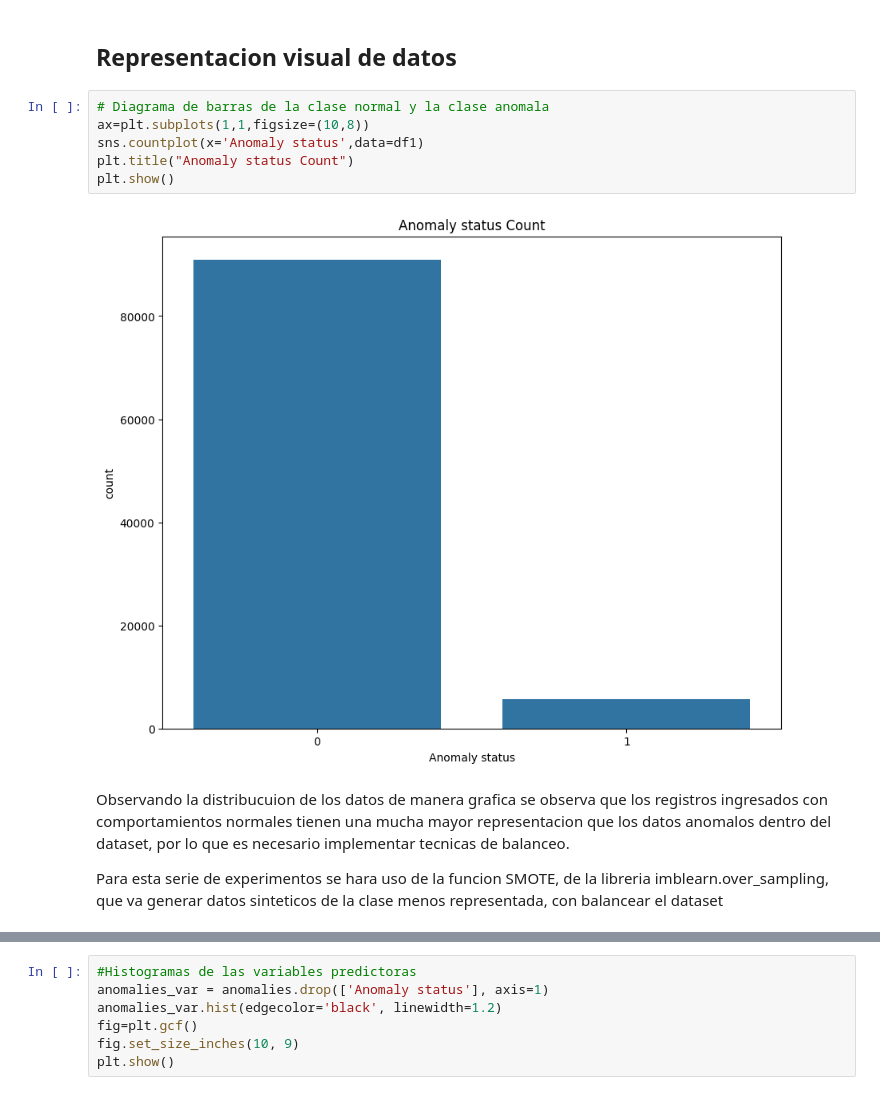
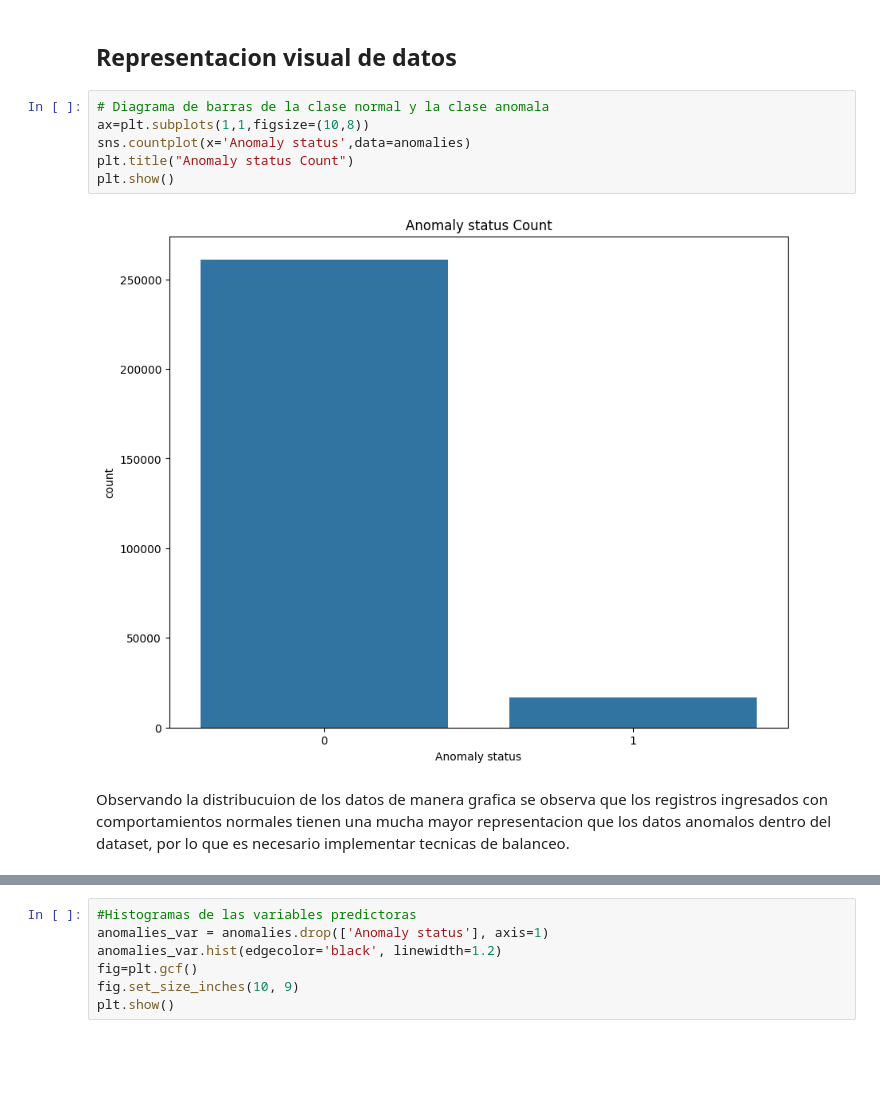
Before and after one commit to ErronBlood/CloudComputingAI, a Jupyter notebook: CloudComputingAI.ipynb, the cells around one changed output, grey strips where cells are left out. Drawn from its saved outputs; the diff is of its cells as text; blank space fills up the shorter version.

```diff
--- a/CloudComputingAI.ipynb
+++ b/CloudComputingAI.ipynb
@@ -107,12 +109,10 @@ Una considerable cantidad de registros contienen valores nulos en una o mas vari
 # %%
 # Diagrama de barras de la clase normal y la clase anomala
 ax=plt.subplots(1,1,figsize=(10,8))
-sns.countplot(x='Anomaly status',data=df1)
+sns.countplot(x='Anomaly status',data=anomalies)
 plt.title("Anomaly status Count")
 plt.show()
 # %% [output]
-[figure, old version]
+[figure, new version]
 # %% [markdown]
 Observando la distribucuion de los datos de manera grafica se observa que los registros ingresados con comportamientos normales tienen una mucha mayor representacion que los datos anomalos dentro del dataset, por lo que es necesario implementar tecnicas de balanceo.
-
-Para esta serie de experimentos se hara uso de la funcion SMOTE, de la libreria imblearn.over_sampling, que va generar datos sinteticos de la clase menos representada, con balancear el dataset
```
Also changed, not shown: parts of 34 cells of this notebook, 6 other files.
